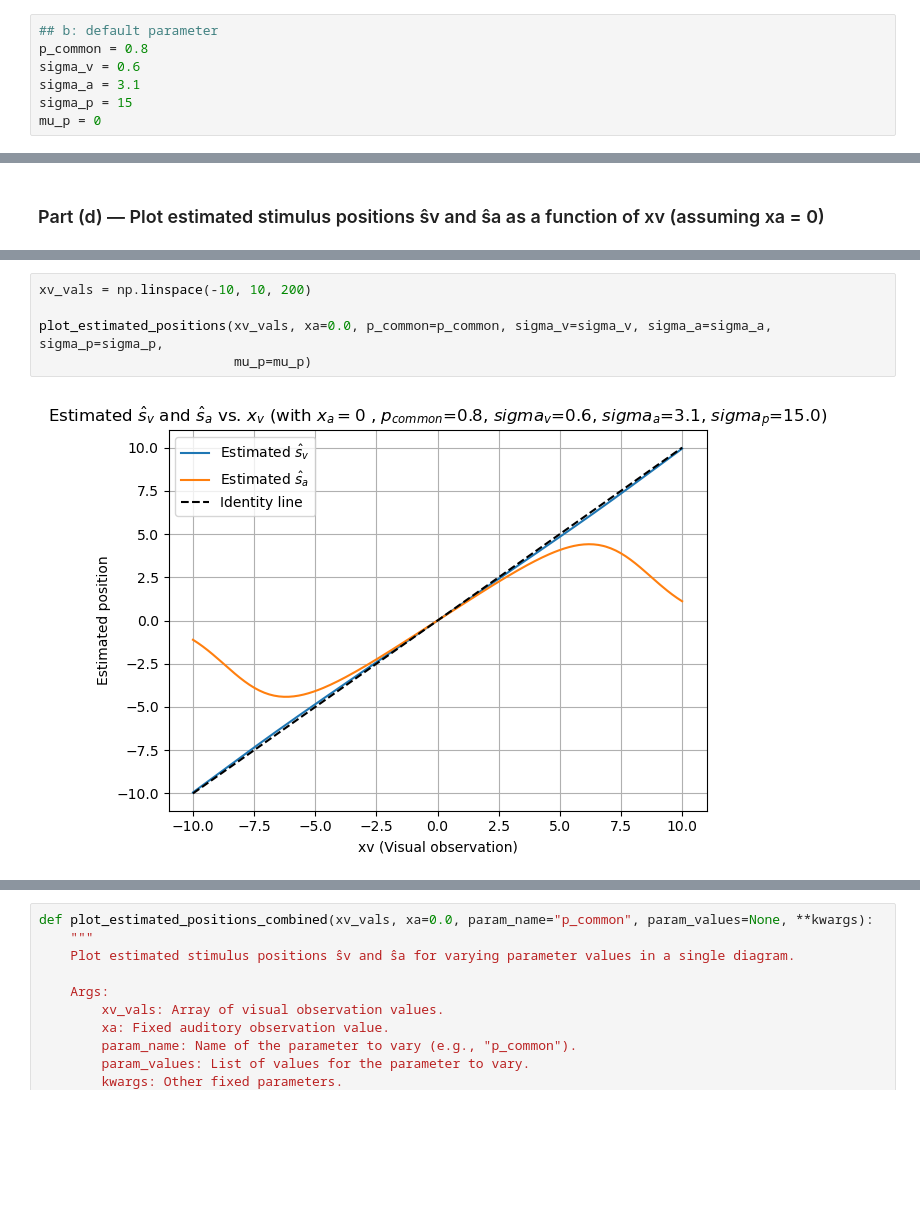
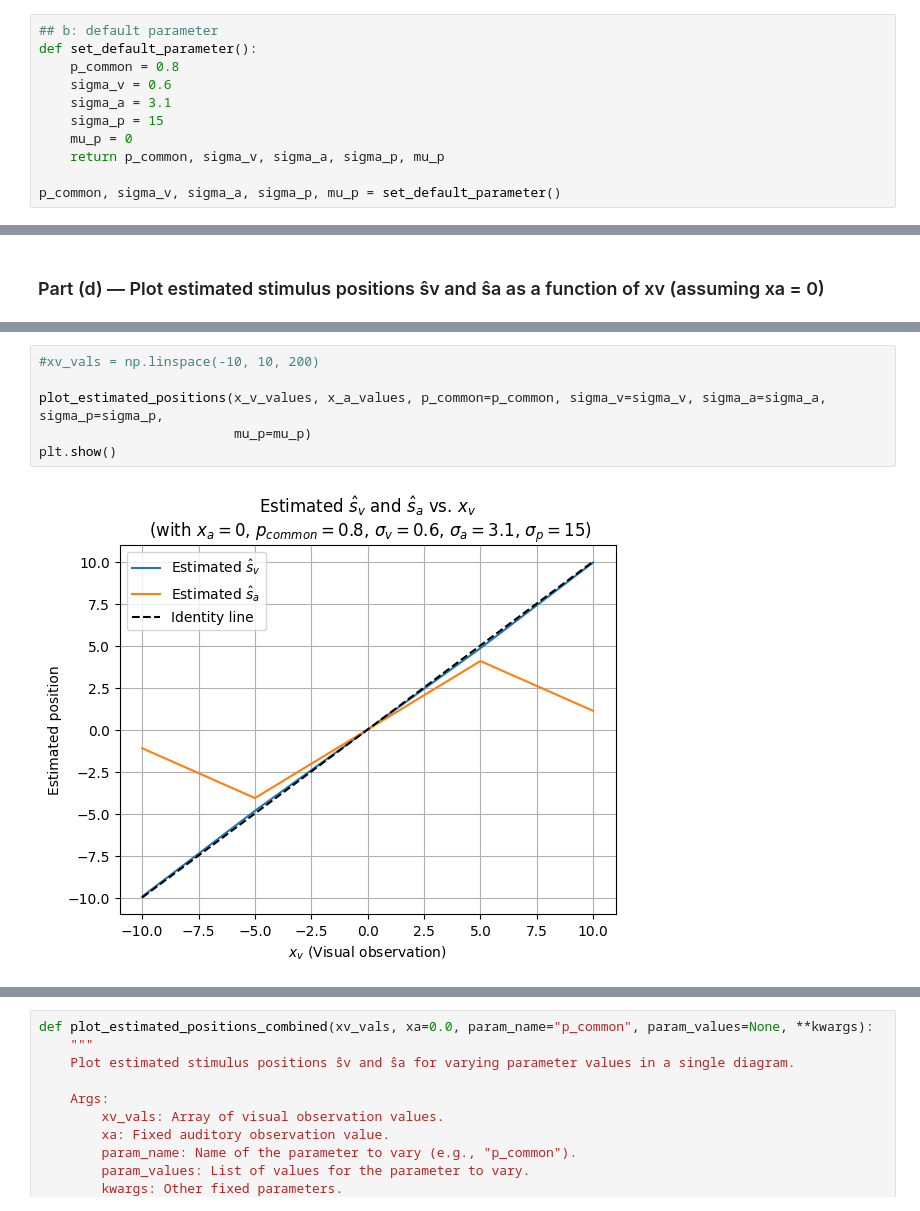
Before and after one commit to Anina2407/Causal-Inference-in-Multisensory-Perception, a Jupyter notebook: msi.ipynb, the cells around one changed output, grey strips where cells are left out. Cells and saved outputs as stored; diff of their text form; blank space fills up the shorter version.

```diff
--- a/msi.ipynb
+++ b/msi.ipynb
@@ -6,11 +6,15 @@ import matplotlib.pyplot as plt
 from scipy.stats import norm
 # %%
 ## b: default parameter
-p_common = 0.8
-sigma_v = 0.6
-sigma_a = 3.1
-sigma_p = 15
-mu_p = 0
+def set_default_parameter():
+    p_common = 0.8
+    sigma_v = 0.6
+    sigma_a = 3.1
+    sigma_p = 15
+    mu_p = 0
+    return p_common, sigma_v, sigma_a, sigma_p, mu_p
+
+p_common, sigma_v, sigma_a, sigma_p, mu_p = set_default_parameter()
 # %%
 def p_given_c1(x_v, x_a, sigma_v=0.6, sigma_a=3.1, sigma_p=15, mu_p=0):
     """
@@ -196,8 +195,9 @@ def plot_estimated_positions(xv_vals, xa=0.0, p_common=0.8, sigma_v=0.6, sigma_a
 # %%
-xv_vals = np.linspace(-10, 10, 200)
+#xv_vals = np.linspace(-10, 10, 200)
 
-plot_estimated_positions(xv_vals, xa=0.0, p_common=p_common, sigma_v=sigma_v, sigma_a=sigma_a, sigma_p=sigma_p,
+plot_estimated_positions(x_v_values, x_a_values, p_common=p_common, sigma_v=sigma_v, sigma_a=sigma_a, sigma_p=sigma_p,
                          mu_p=mu_p)
+plt.show()
 # %% [output]
-[figure, old version]
+[figure, new version]
 # %% [markdown]
```
Also changed, not shown: parts of 19 cells of this notebook.
